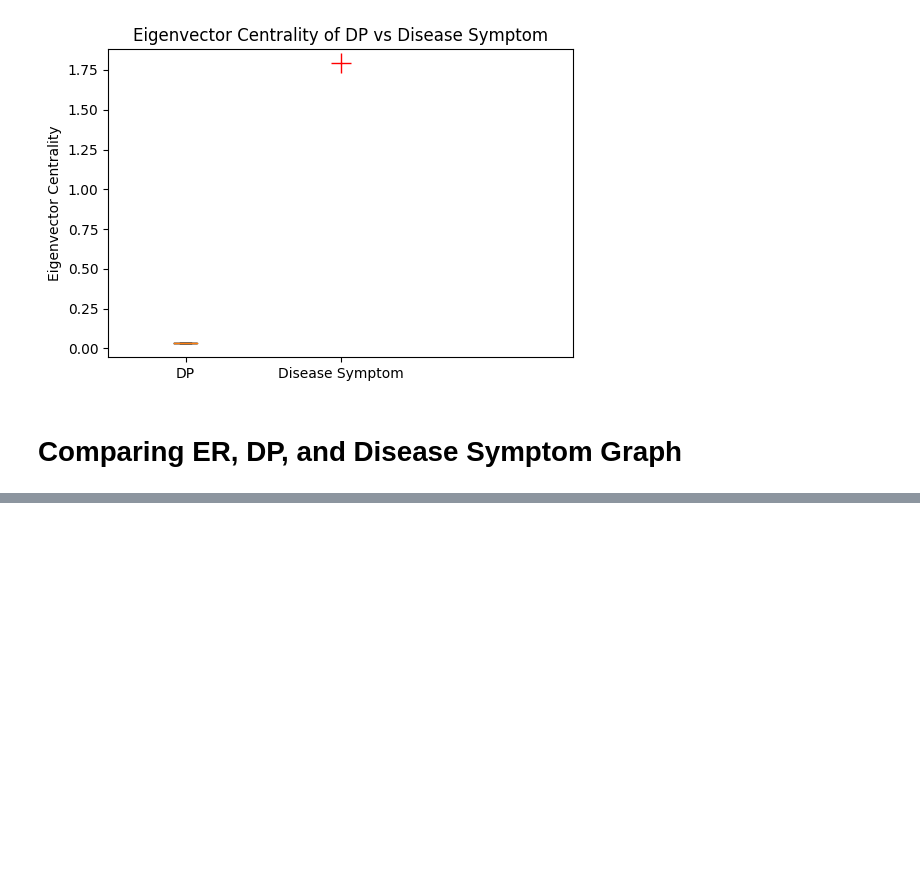
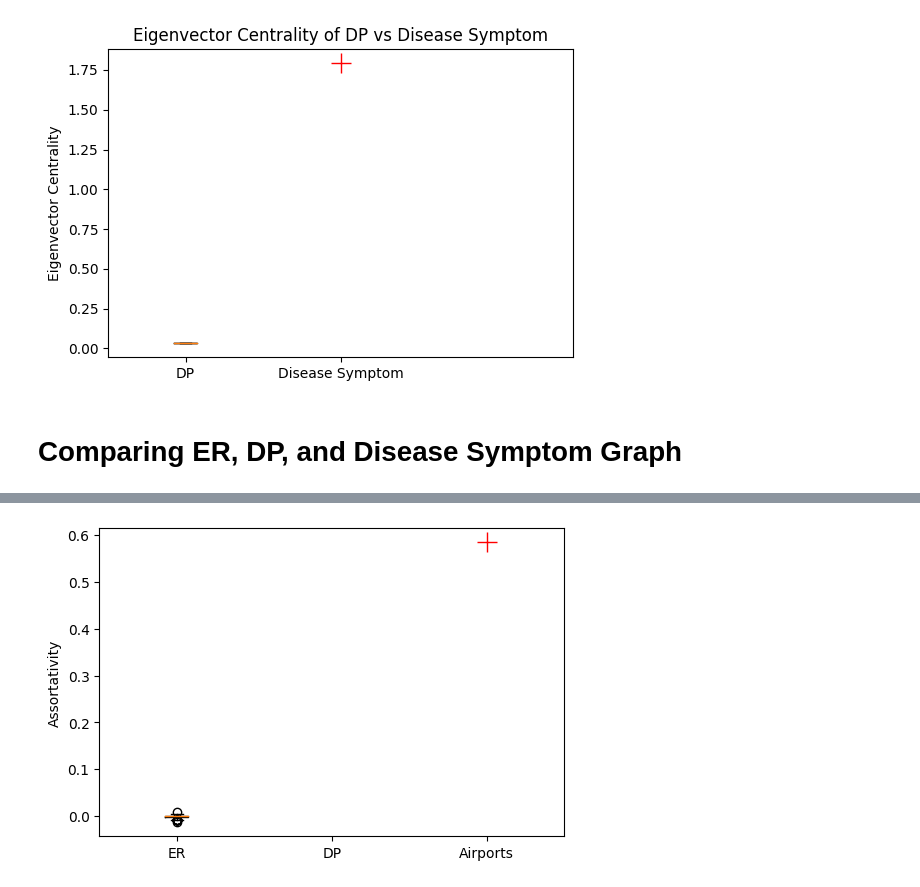
Before and after one commit to ktfr/disease-symptom-network, a Jupyter notebook: notebooks/NullModels.ipynb, the cells around one changed output, grey strips where cells are left out. Saved outputs shown, nothing was run; the diff lists cells and outputs as text; code cells hidden in the pictures; blank space fills up the shorter version.

```diff
--- a/notebooks/NullModels.ipynb
+++ b/notebooks/NullModels.ipynb
@@ -944,0 +496,12 @@ NameError: name 'clustering_ER' is not defined
+# %%
+fig = plt.figure(figsize=(6,4))
+
+plt.boxplot([assortativity_ER,assortativity_DP], positions=[1,2])
+plt.plot(3,C,'r',marker='+',markersize=15)
+ax = plt.gca()
+ax.set_xticks([1,2,3],labels=['ER','DP','Airports'])
+plt.ylabel('Assortativity')
+plt.xlim([0.5,3.5])
+plt.show()
+# %% [output]
+[figure, added]
```
Also changed, not shown: parts of 51 cells of this notebook.
